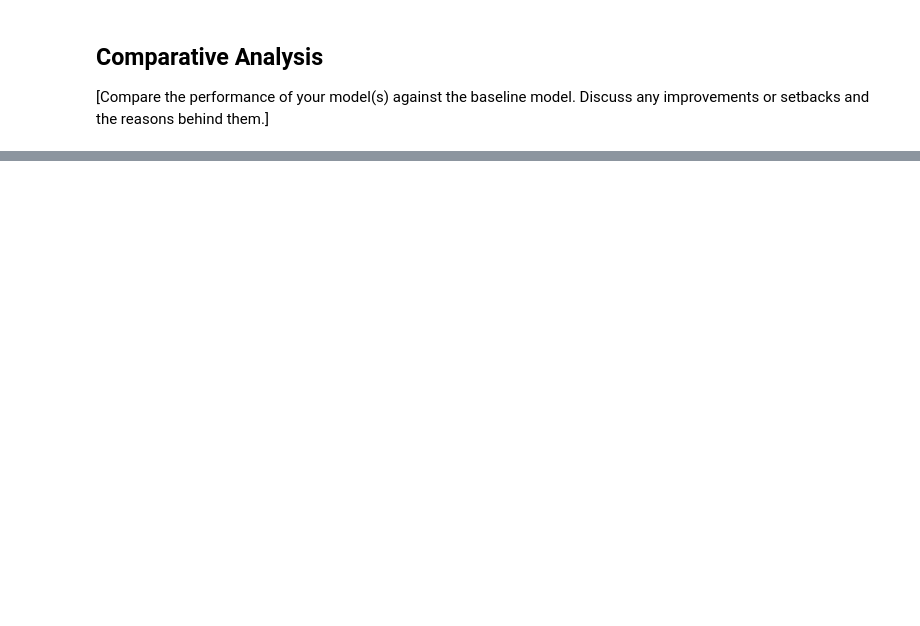
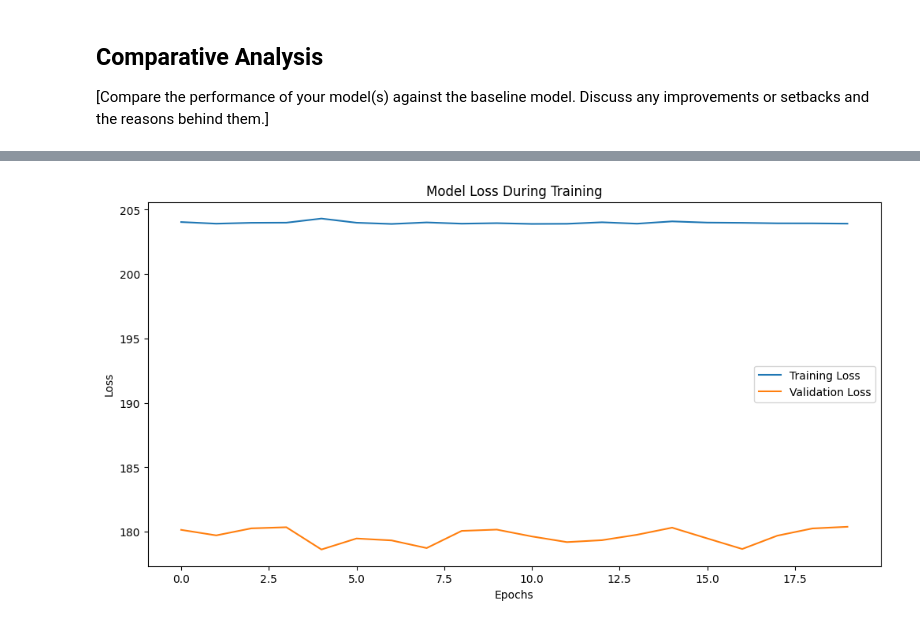
Before and after one commit to Wiebke-Engler/Machine_learning_tensorflow, a Jupyter notebook: 3_Model/model_definition_evaluation.ipynb, the cells around one changed output, grey strips where cells are left out. Saved outputs shown, nothing was run; the diff lists cells and outputs as text; code cells hidden in the pictures; blank space fills up the shorter version.

```diff
--- a/3_Model/model_definition_evaluation.ipynb
+++ b/3_Model/model_definition_evaluation.ipynb
@@ -179,6 +194,8 @@ model = Sequential([
   Dense(125, activation='relu'),
   Dropout(.3),
   Dense(110, activation='relu'),
+  Dropout(.3),
+  Dense(50, activation='relu'),
   Dense(1)
 ])
 
@@ -206,5 +227,6 @@ Model: "sequential_1"
 model.compile(loss="mse", optimizer=Adam(learning_rate=0.001))
 
 
-history = model.fit(X_train, y_train, epochs=200)
+history = model.fit(X_train, y_train, epochs=20,
+                    validation_data=(X_test, y_test))
 # %% [output]
@@ -245,0 +268,14 @@ MAPE on the Validation Data: 20.35%
+# %%
+import matplotlib.pyplot as plt
+plt.figure(figsize=(12, 6))
+plt.plot(history.history['loss'], label='Training Loss')
+plt.ylim(top=225)
+plt.ylim(bottom=170)
+plt.plot(history.history['val_loss'], label='Validation Loss')
+plt.title('Model Loss During Training')
+plt.xlabel('Epochs')
+plt.ylabel('Loss')
+plt.legend()
+plt.show()
+# %% [output]
+[figure, added]
```
Also changed, not shown: parts of 5 cells of this notebook.
